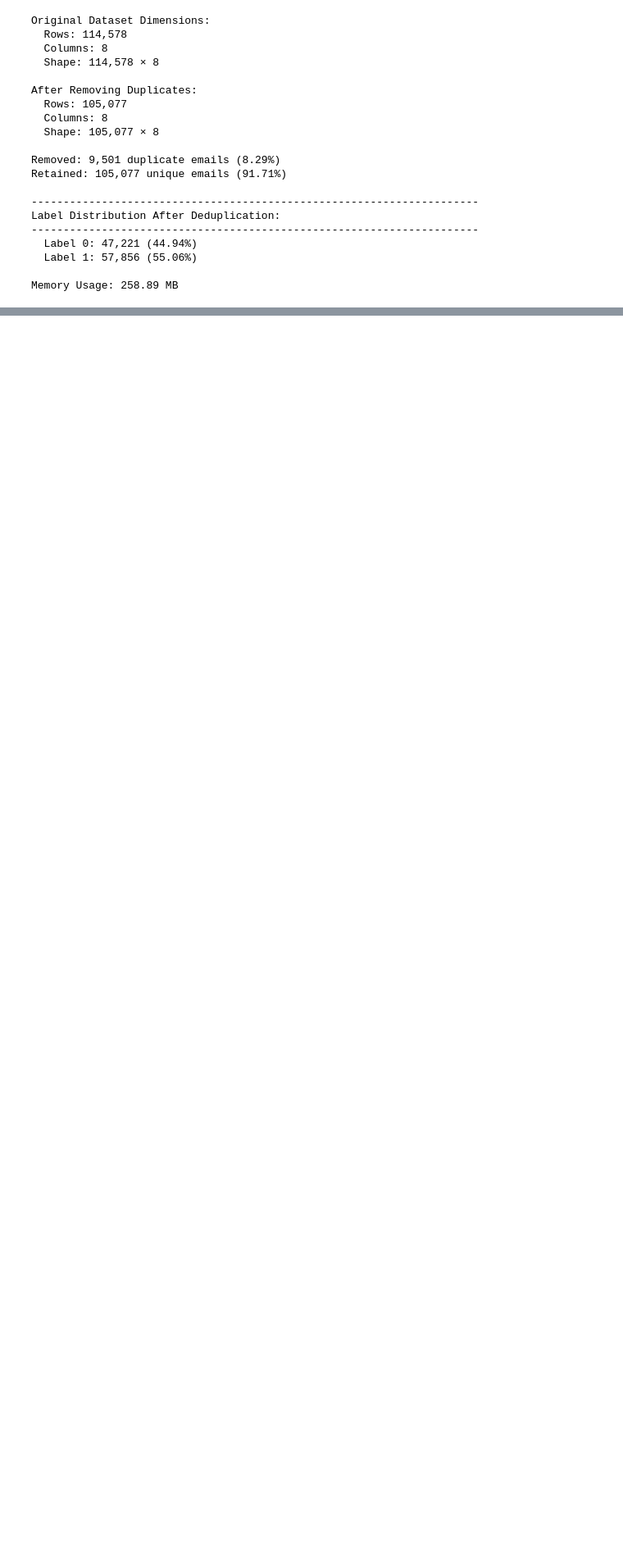
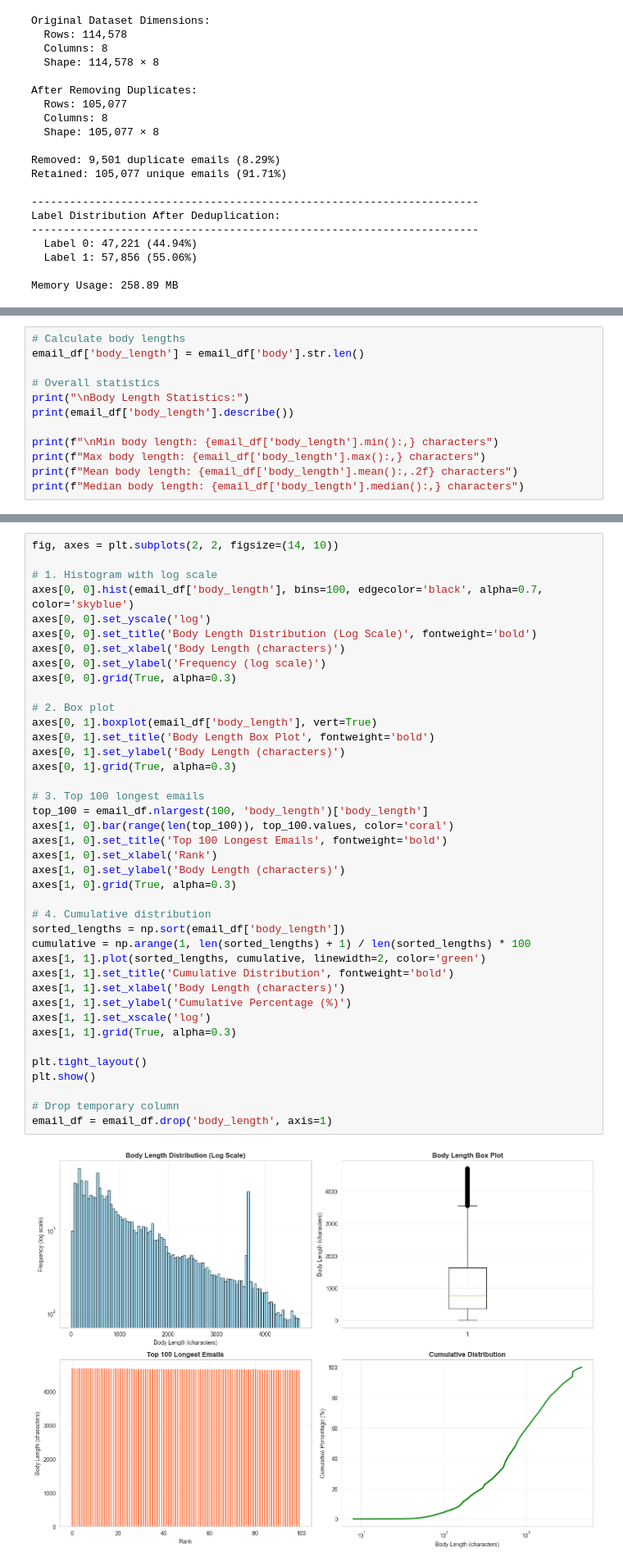
Before and after one commit to kudzaiprichard/aura-model, a Jupyter notebook: data_exploration_cleaning.ipynb, the cells around one changed output, grey strips where cells are left out. Shown: that part at 82% size. Cells and saved outputs as stored; diff of their text form; blank space fills up the shorter version.

```diff
--- a/data_exploration_cleaning.ipynb
+++ b/data_exploration_cleaning.ipynb
@@ -239,0 +773,12 @@ Memory Usage: 258.89 MB
+# %%
+# Calculate body lengths
+email_df['body_length'] = email_df['body'].str.len()
+
+# Overall statistics
+print("\nBody Length Statistics:")
+print(email_df['body_length'].describe())
+
+print(f"\nMin body length: {email_df['body_length'].min():,} characters")
+print(f"Max body length: {email_df['body_length'].max():,} characters")
+print(f"Mean body length: {email_df['body_length'].mean():,.2f} characters")
+print(f"Median body length: {email_df['body_length'].median():,} characters")
@@ -239,0 +904,42 @@ Memory Usage: 258.89 MB
+# %%
+fig, axes = plt.subplots(2, 2, figsize=(14, 10))
+
+# 1. Histogram with log scale
+axes[0, 0].hist(email_df['body_length'], bins=100, edgecolor='black', alpha=0.7, color='skyblue')
+axes[0, 0].set_yscale('log')
+axes[0, 0].set_title('Body Length Distribution (Log Scale)', fontweight='bold')
+axes[0, 0].set_xlabel('Body Length (characters)')
+axes[0, 0].set_ylabel('Frequency (log scale)')
+axes[0, 0].grid(True, alpha=0.3)
+
+# 2. Box plot
+axes[0, 1].boxplot(email_df['body_length'], vert=True)
+axes[0, 1].set_title('Body Length Box Plot', fontweight='bold')
+axes[0, 1].set_ylabel('Body Length (characters)')
+axes[0, 1].grid(True, alpha=0.3)
+
+# 3. Top 100 longest emails
+top_100 = email_df.nlargest(100, 'body_length')['body_length']
+axes[1, 0].bar(range(len(top_100)), top_100.values, color='coral')
+axes[1, 0].set_title('Top 100 Longest Emails', fontweight='bold')
+axes[1, 0].set_xlabel('Rank')
+axes[1, 0].set_ylabel('Body Length (characters)')
+axes[1, 0].grid(True, alpha=0.3)
+
+# 4. Cumulative distribution
+sorted_lengths = np.sort(email_df['body_length'])
+cumulative = np.arange(1, len(sorted_lengths) + 1) / len(sorted_lengths) * 100
+axes[1, 1].plot(sorted_lengths, cumulative, linewidth=2, color='green')
+axes[1, 1].set_title('Cumulative Distribution', fontweight='bold')
+axes[1, 1].set_xlabel('Body Length (characters)')
+axes[1, 1].set_ylabel('Cumulative Percentage (%)')
+axes[1, 1].set_xscale('log')
+axes[1, 1].grid(True, alpha=0.3)
+
+plt.tight_layout()
+plt.show()
+
+# Drop temporary column
+email_df = email_df.drop('body_length', axis=1)
+# %% [output]
+[figure, added]
```
Also changed, not shown: parts of 25 cells of this notebook.
